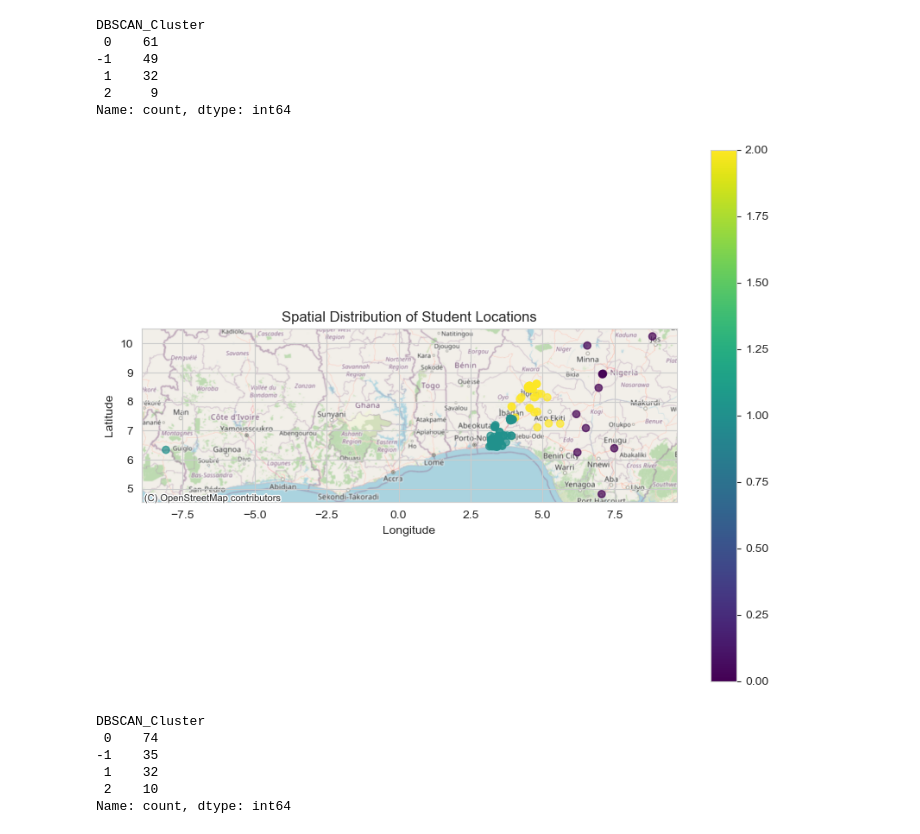
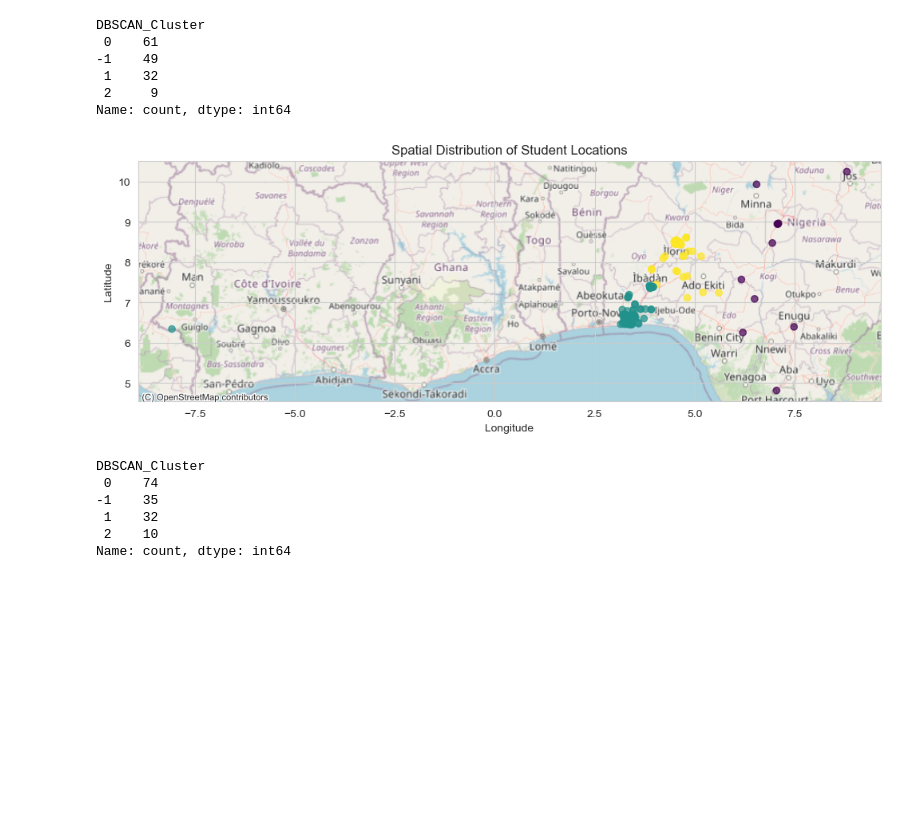
Before and after one commit to TripleAze/Analysis-on-inequalility-in-Nigeria-Education-system, a Jupyter notebook: Main.ipynb, the cells around one changed output. Cells and saved outputs as stored; diff of their text form; code cells hidden in the pictures; blank space fills up the shorter version.

```diff
--- a/Main.ipynb
+++ b/Main.ipynb
@@ -398,32 +372,30 @@ DBSCAN_Cluster
  2     9
 Name: count, dtype: int64
 # %%
-import geopandas as gpd
-import matplotlib.pyplot as plt
-import contextily as ctx
+
 
 # Convert DataFrame to GeoDataFrame
 gdf = gpd.GeoDataFrame(df_clean,
                        geometry=gpd.points_from_xy(df_clean.Longitude, df_clean.Latitude),
                        crs="EPSG:4326")
 
 # Create a figure and axis
-fig, ax = plt.subplots(figsize=(10, 8))
+fig, ax = plt.subplots(figsize=(12, 10))
 
 # Plot clusters
-gdf.plot(ax=ax, column='Cluster', cmap='viridis', legend=True, alpha=0.7)
+gdf.plot(ax=ax, column='Cluster', cmap='viridis', legend=False, alpha=0.7)
 
 # Add basemap
 ctx.add_basemap(ax, crs=gdf.crs, source=ctx.providers.OpenStreetMap.Mapnik)
 
 # Labels and title
 ax.set_title("Spatial Distribution of Student Locations")
 ax.set_xlabel("Longitude")
 ax.set_ylabel("Latitude")
 
 plt.show()
 # %% [output]
-[figure, old version]
+[figure, new version]
 # %%
 dbscan = DBSCAN(eps=0.2, min_samples=5)  # Try 0.2 or 0.3
 df_clean["DBSCAN_Cluster"] = dbscan.fit_predict(features)
```
Also changed, not shown: parts of 14 cells of this notebook.
